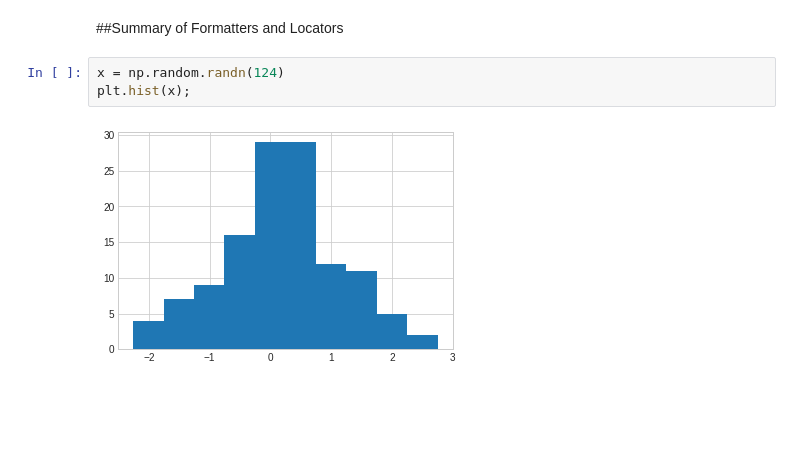
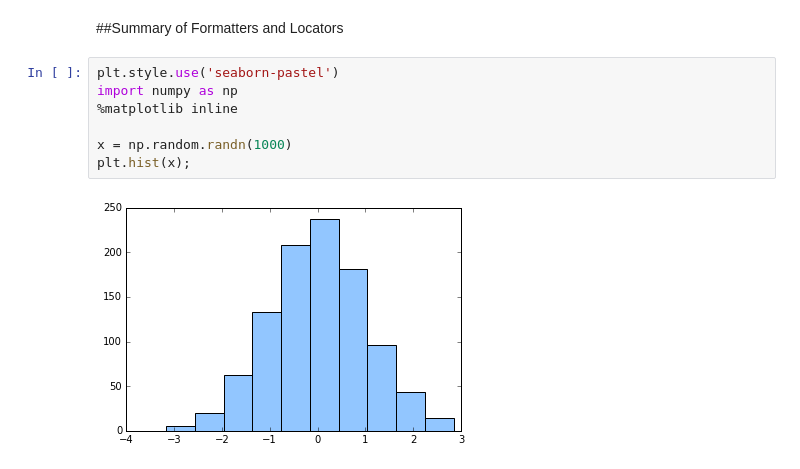
Before and after one commit to KazumaShachou/DataScience, a Jupyter notebook: Matplotlib_3.ipynb, the cells around one changed output. Drawn from its saved outputs; the diff is of its cells as text; blank space fills up the shorter version.

```diff
--- a/Matplotlib_3.ipynb
+++ b/Matplotlib_3.ipynb
@@ -230,8 +231,12 @@ fig
 [figure]
 # %% [markdown]
 ##Summary of Formatters and Locators
-# %%
-x = np.random.randn(124)
-plt.hist(x);
-# %% [output]
-[figure, removed]
+# %%
+plt.style.use('seaborn-pastel')
+import numpy as np
+%matplotlib inline
+
+x = np.random.randn(1000)
+plt.hist(x);
+# %% [output]
+[figure, added]
```
Also changed, not shown: parts of 11 cells of this notebook.
